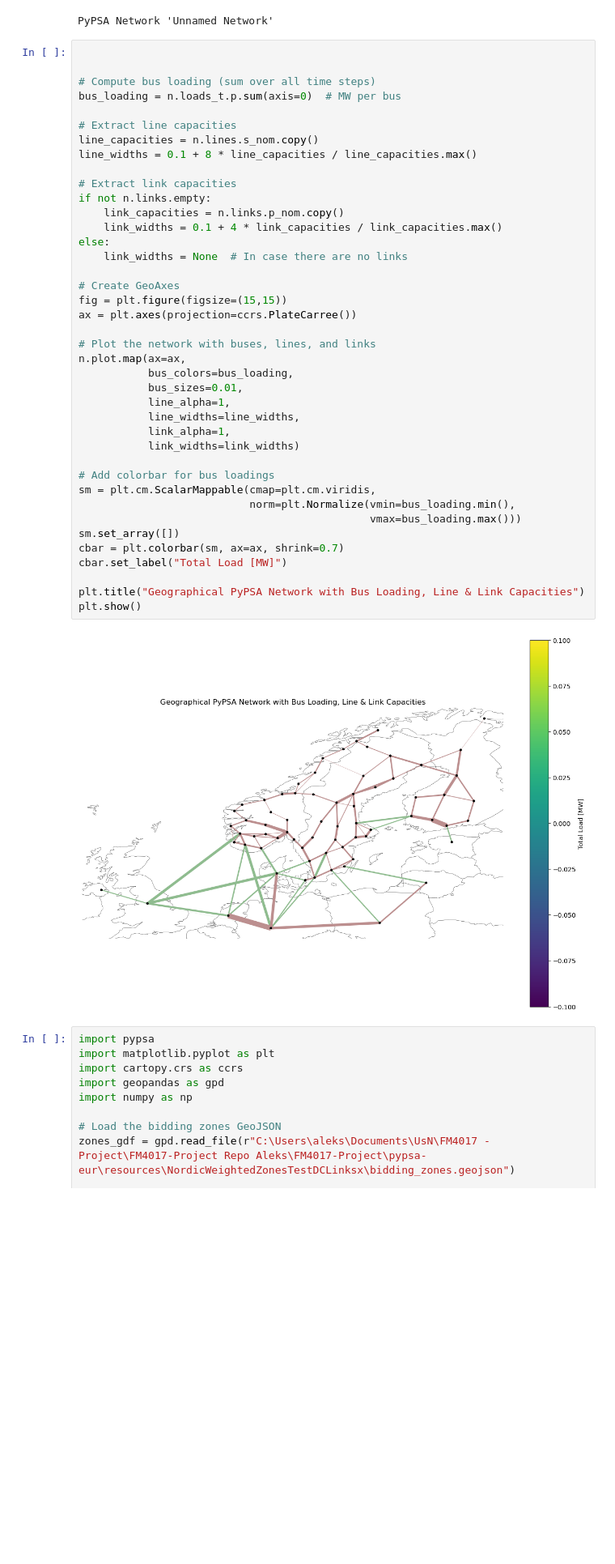
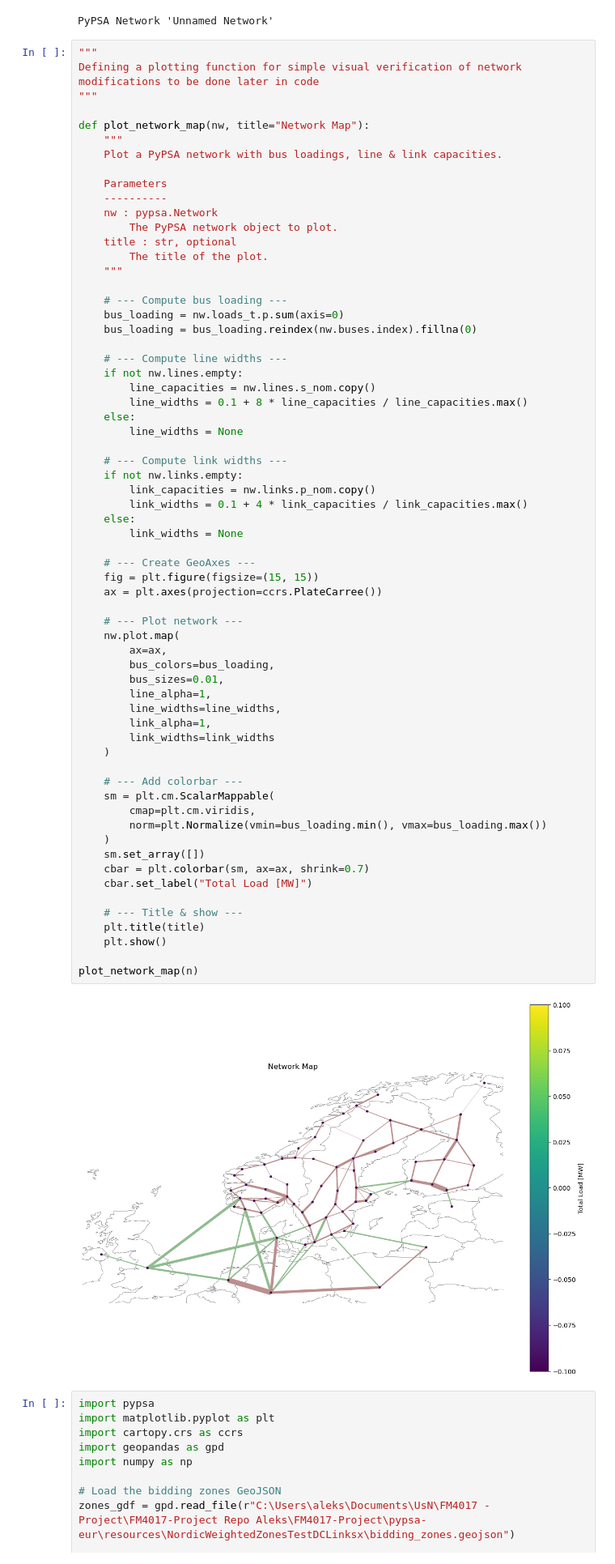
Before and after one commit to Pumpekraftverk/FM4017-Project, a Jupyter notebook: NordicGridWithWeights_DC_Links_included.ipynb, the cells around one changed output. Shown at 81% size. Cells and saved outputs as stored; diff of their text form; blank space fills up the shorter version.

Commit message:
Created function for plotting and minor clean ups

```diff
--- a/NordicGridWithWeights_DC_Links_included.ipynb
+++ b/NordicGridWithWeights_DC_Links_included.ipynb
@@ -22,47 +22,71 @@ WARNING:pypsa.network.io:Importing network from PyPSA version v0.0.0 while curre
 INFO:pypsa.network.io:Imported network 'Unnamed Network' has buses, carriers, generators, lines, links, loads, storage_units, stores
 PyPSA Network 'Unnamed Network'
 # %%
+"""
+Defining a plotting function for simple visual verification of network modifications to be done later in code
+"""
 
+def plot_network_map(nw, title="Network Map"):
+    """
+    Plot a PyPSA network with bus loadings, line & link capacities.
 
-# Compute bus loading (sum over all time steps)
-bus_loading = n.loads_t.p.sum(axis=0)  # MW per bus
+    Parameters
+    ----------
+    nw : pypsa.Network
+        The PyPSA network object to plot.
+    title : str, optional
+        The title of the plot.
+    """
 
-# Extract line capacities
-line_capacities = n.lines.s_nom.copy()
-line_widths = 0.1 + 8 * line_capacities / line_capacities.max()
+    # --- Compute bus loading ---
+    bus_loading = nw.loads_t.p.sum(axis=0)
+    bus_loading = bus_loading.reindex(nw.buses.index).fillna(0)
 
-# Extract link capacities
-if not n.links.empty:
-    link_capacities = n.links.p_nom.copy()
-    link_widths = 0.1 + 4 * link_capacities / link_capacities.max()
-else:
-    link_widths = None  # In case there are no links
+    # --- Compute line widths ---
+    if not nw.lines.empty:
+        line_capacities = nw.lines.s_nom.copy()
+        line_widths = 0.1 + 8 * line_capacities / line_capacities.max()
+    else:
+        line_widths = None
 
-# Create GeoAxes
-fig = plt.figure(figsize=(15,15))
-ax = plt.axes(projection=ccrs.PlateCarree())
+    # --- Compute link widths ---
+    if not nw.links.empty:
+        link_capacities = nw.links.p_nom.copy()
+        link_widths = 0.1 + 4 * link_capacities / link_capacities.max()
+    else:
+        link_widths = None
 
-# Plot the network with buses, lines, and links
-n.plot.map(ax=ax,
-           bus_colors=bus_loading,
-           bus_sizes=0.01,
-           line_alpha=1,
-           line_widths=line_widths,
-           link_alpha=1,
-           link_widths=link_widths)
+    # --- Create GeoAxes ---
+    fig = plt.figure(figsize=(15, 15))
+    ax = plt.axes(projection=ccrs.PlateCarree())
 
-# Add colorbar for bus loadings
-sm = plt.cm.ScalarMappable(cmap=plt.cm.viridis,
-                           norm=plt.Normalize(vmin=bus_loading.min(),
-                                              vmax=bus_loading.max()))
-sm.set_array([])
-cbar = plt.colorbar(sm, ax=ax, shrink=0.7)
-cbar.set_label("Total Load [MW]")
+    # --- Plot network ---
+    nw.plot.map(
+        ax=ax,
+        bus_colors=bus_loading,
+        bus_sizes=0.01,
+        line_alpha=1,
+        line_widths=line_widths,
+        link_alpha=1,
+        link_widths=link_widths
+    )
 
-plt.title("Geographical PyPSA Network with Bus Loading, Line & Link Capacities")
-plt.show()
+    # --- Add colorbar ---
+    sm = plt.cm.ScalarMappable(
+        cmap=plt.cm.viridis,
+        norm=plt.Normalize(vmin=bus_loading.min(), vmax=bus_loading.max())
+    )
+    sm.set_array([])
+    cbar = plt.colorbar(sm, ax=ax, shrink=0.7)
+    cbar.set_label("Total Load [MW]")
+
+    # --- Title & show ---
+    plt.title(title)
+    plt.show()
+
+plot_network_map(n)
 # %% [output]
-[figure, old version]
+[figure, new version]
 # %%
 import pypsa
 import matplotlib.pyplot as plt
```
Also changed, not shown: parts of 8 cells of this notebook.
